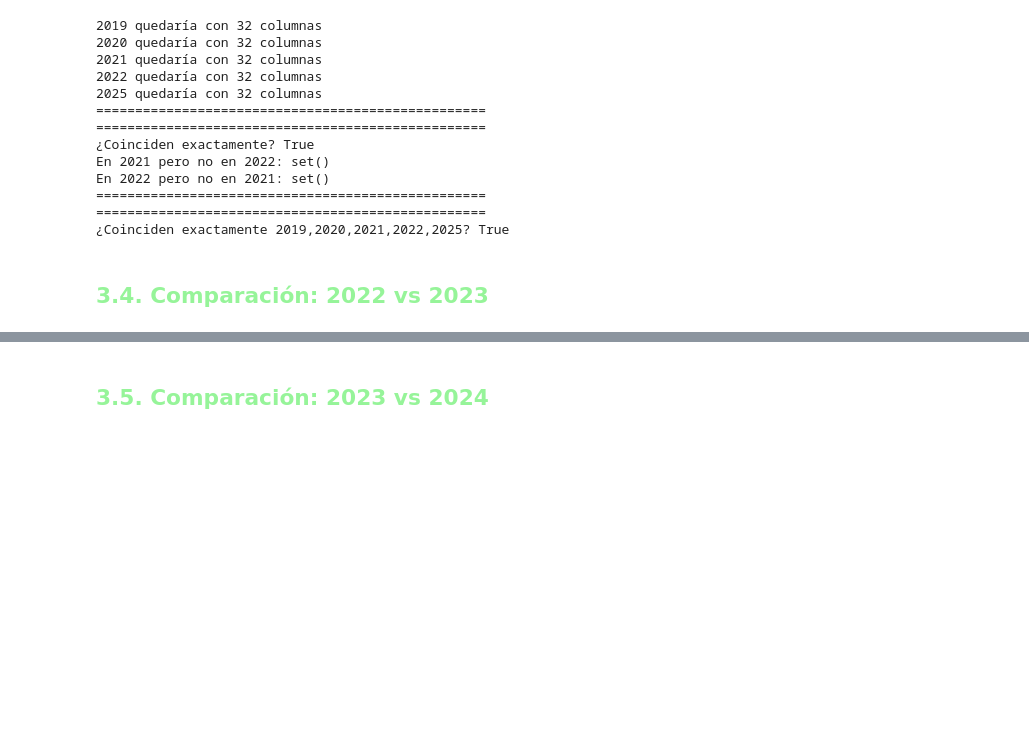
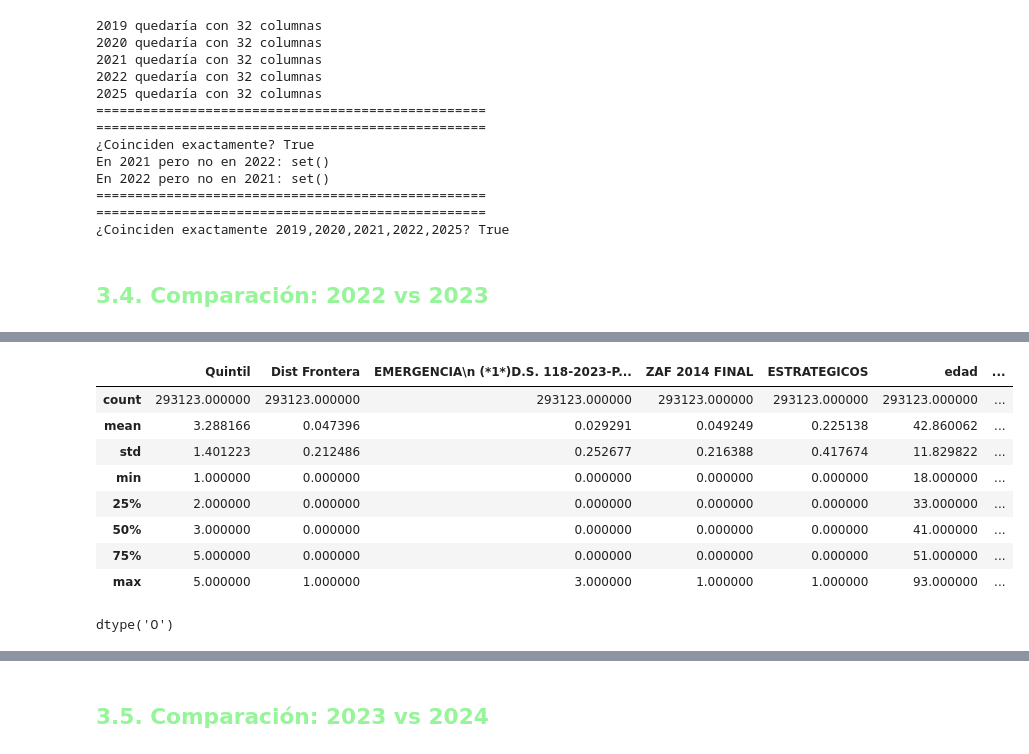
Before and after one commit to nadia0207/minsa-rrhh-analytics, a Jupyter notebook: notebooks/01_comparacion_columnas.ipynb, the cells around one changed output, grey strips where cells are left out. Saved outputs shown, nothing was run; the diff lists cells and outputs as text; code cells hidden in the pictures; blank space fills up the shorter version.

```diff
--- a/notebooks/01_comparacion_columnas.ipynb
+++ b/notebooks/01_comparacion_columnas.ipynb
@@ -1242,0 +1314,18 @@ En 2022 pero no en 2021: set()
+# %%
+# Veririfincando carga
+df_2023.describe()
+# %% [output]
+|  | Quintil | Dist Frontera | EMERGENCIA\n (*1*)D.S. 118-2023-P... | ZAF 2014 FINAL | ESTRATEGICOS | edad | ... |
+| count | 293123.000000 | 293123.000000 | 293123.000000 | 293123.000000 | 293123.000000 | 293123.000000 | ... |
+| mean | 3.288166 | 0.047396 | 0.029291 | 0.049249 | 0.225138 | 42.860062 | ... |
+| std | 1.401223 | 0.212486 | 0.252677 | 0.216388 | 0.417674 | 11.829822 | ... |
+| min | 1.000000 | 0.000000 | 0.000000 | 0.000000 | 0.000000 | 18.000000 | ... |
+| 25% | 2.000000 | 0.000000 | 0.000000 | 0.000000 | 0.000000 | 33.000000 | ... |
+| 50% | 3.000000 | 0.000000 | 0.000000 | 0.000000 | 0.000000 | 41.000000 | ... |
+| 75% | 5.000000 | 0.000000 | 0.000000 | 0.000000 | 0.000000 | 51.000000 | ... |
+| max | 5.000000 | 1.000000 | 3.000000 | 1.000000 | 1.000000 | 93.000000 | ... |
+# %%
+# ---- Verificando tipo datos de fecha de nacimiento excel 2022 ----
+df_2023['fecha_nacimiento'].dtype
+# %% [output]
+dtype('O')
```
Also changed, not shown: parts of 13 cells of this notebook.
